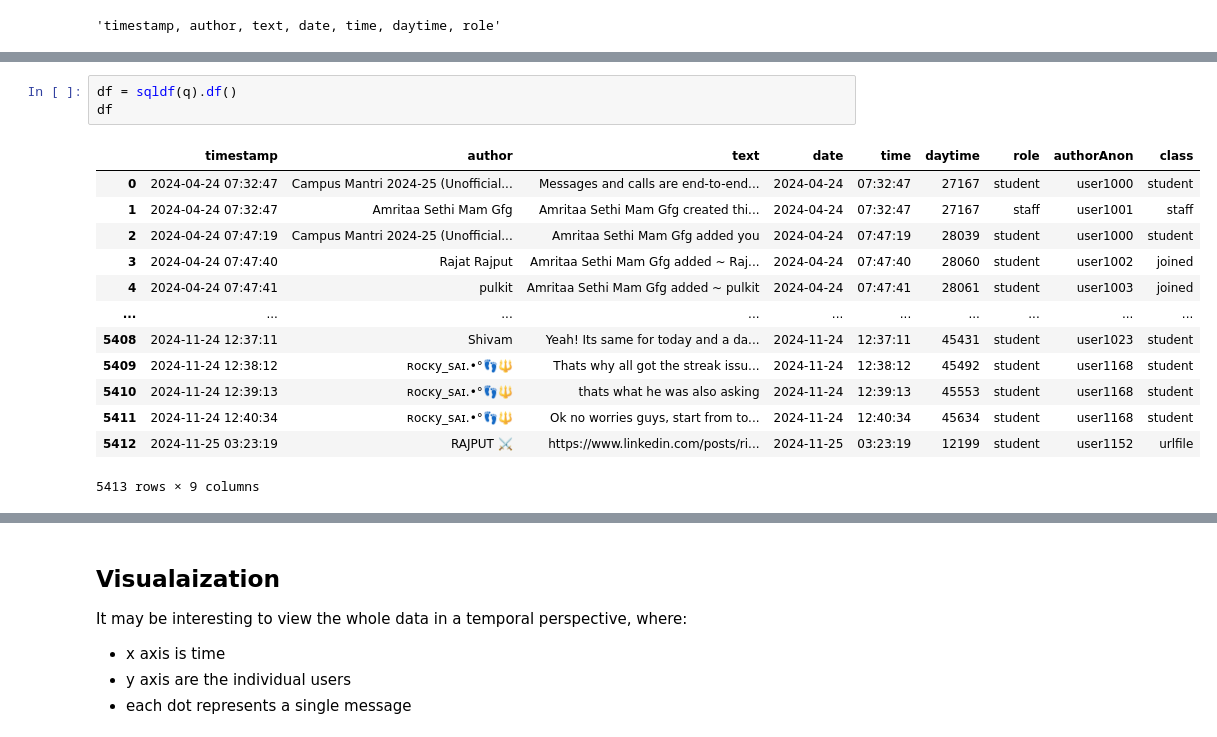
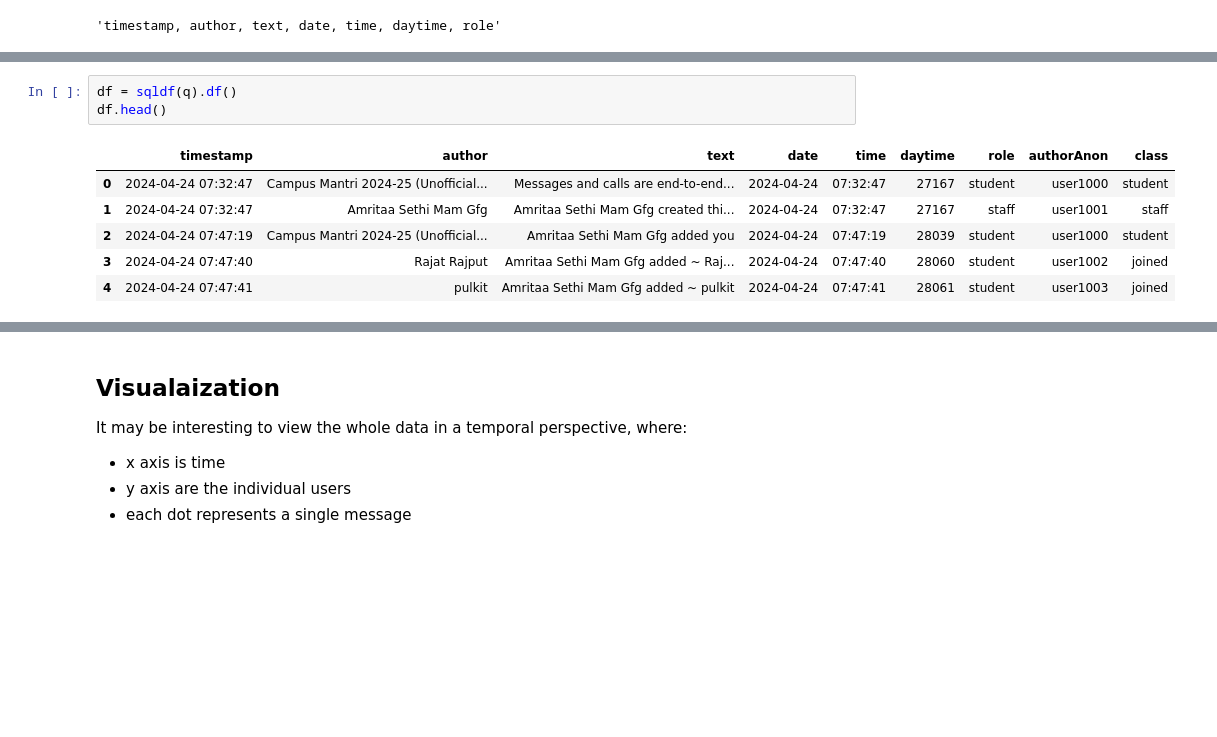
Before and after one commit to tomern0305/AfekQA---Q-A-Bot, a Jupyter notebook: WhatsApp_Chat/Whatsapp_data_preprocess.ipynb, the cells around one changed output, grey strips where cells are left out. Cells and saved outputs as stored; diff of their text form; blank space fills up the shorter version.

```diff
--- a/WhatsApp_Chat/Whatsapp_data_preprocess.ipynb
+++ b/WhatsApp_Chat/Whatsapp_data_preprocess.ipynb
@@ -334,20 +328,13 @@ SELECT timestamp, author, text, date, time, daytime, role, 'user' || cast(au.id
         ;
 # %%
 df = sqldf(q).df()
-df
+df.head()
 # %% [output]
 |  | timestamp | author | text | date | time | daytime | role | authorAnon | class |
 | 0 | 2024-04-24 07:32:47 | Campus Mantri 2024-25 (Unofficial... | Messages and calls are end-to-end... | 2024-04-24 | 07:32:47 | 27167 | student | user1000 | student |
 | 1 | 2024-04-24 07:32:47 | Amritaa Sethi Mam Gfg | Amritaa Sethi Mam Gfg created thi... | 2024-04-24 | 07:32:47 | 27167 | staff | user1001 | staff |
 | 2 | 2024-04-24 07:47:19 | Campus Mantri 2024-25 (Unofficial... | Amritaa Sethi Mam Gfg added you | 2024-04-24 | 07:47:19 | 28039 | student | user1000 | student |
 | 3 | 2024-04-24 07:47:40 | Rajat Rajput | Amritaa Sethi Mam Gfg added ~ Raj... | 2024-04-24 | 07:47:40 | 28060 | student | user1002 | joined |
 | 4 | 2024-04-24 07:47:41 | pulkit | Amritaa Sethi Mam Gfg added ~ pulkit | 2024-04-24 | 07:47:41 | 28061 | student | user1003 | joined |
-| ... | ... | ... | ... | ... | ... | ... | ... | ... | ... |
-| 5408 | 2024-11-24 12:37:11 | Shivam | Yeah! Its same for today and a da... | 2024-11-24 | 12:37:11 | 45431 | student | user1023 | student |
-| 5409 | 2024-11-24 12:38:12 | ʀᴏᴄᴋy_ꜱᴀɪ.•°👣🔱 | Thats why all got the streak issu... | 2024-11-24 | 12:38:12 | 45492 | student | user1168 | student |
-| 5410 | 2024-11-24 12:39:13 | ʀᴏᴄᴋy_ꜱᴀɪ.•°👣🔱 | thats what he was also asking | 2024-11-24 | 12:39:13 | 45553 | student | user1168 | student |
-| 5411 | 2024-11-24 12:40:34 | ʀᴏᴄᴋy_ꜱᴀɪ.•°👣🔱 | Ok no worries guys, start from to... | 2024-11-24 | 12:40:34 | 45634 | student | user1168 | student |
-| 5412 | 2024-11-25 03:23:19 | RAJPUT ⚔️ | https://www.linkedin.com/posts/ri... | 2024-11-25 | 03:23:19 | 12199 | student | user1152 | urlfile |
-5413 rows × 9 columns
 # %%
 px.histogram(df, x = 'class')
```
Also changed, not shown: parts of 16 cells of this notebook, 2 other files.
